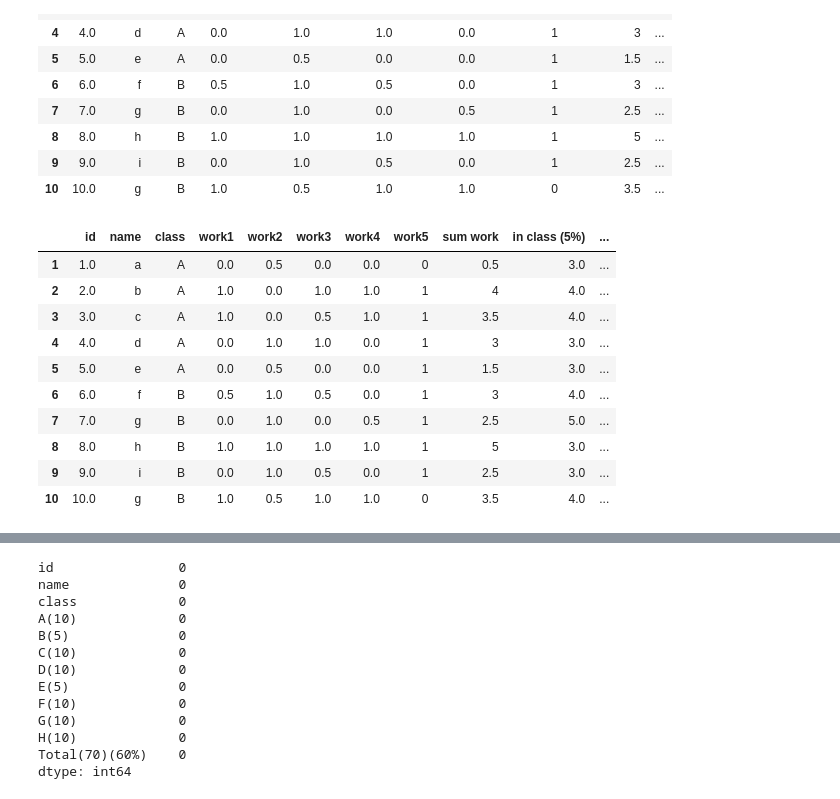
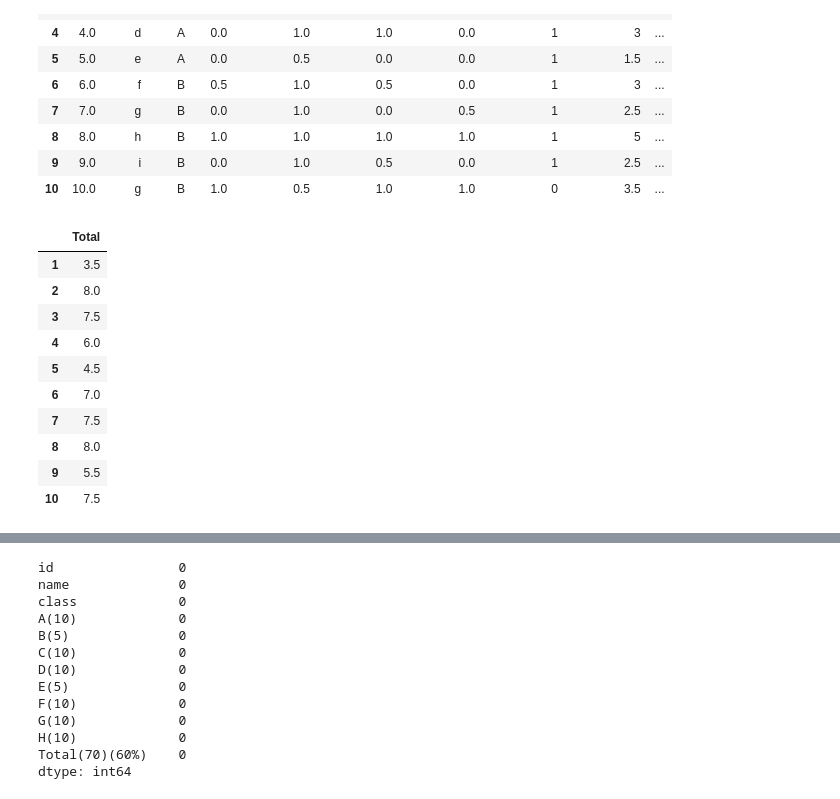
Before and after one commit to Toto17515/Data_viz, a Jupyter notebook: pre_midterm.ipynb, the cells around one changed output, grey strips where cells are left out. Cells and saved outputs as stored; diff of their text form; code cells hidden in the pictures.

```diff
--- a/pre_midterm.ipynb
+++ b/pre_midterm.ipynb
@@ -78,16 +78,17 @@ a = data_class_Ne['sum work'].astype(float)
 b = data_class_Ne['in class (5%)'].astype(float)
 # %%
 data_class_Ne['Total'] = a+b
-data_class_Ne
+df = pd.DataFrame(data_class_Ne['Total'])
+df
 # %% [output]
-|  | id | name | class | work1 | work2 | work3 | work4 | work5 | sum work | in class (5%) | ... |
-| 1 | 1.0 | a | A | 0.0 | 0.5 | 0.0 | 0.0 | 0 | 0.5 | 3.0 | ... |
-| 2 | 2.0 | b | A | 1.0 | 0.0 | 1.0 | 1.0 | 1 | 4 | 4.0 | ... |
-| 3 | 3.0 | c | A | 1.0 | 0.0 | 0.5 | 1.0 | 1 | 3.5 | 4.0 | ... |
-| 4 | 4.0 | d | A | 0.0 | 1.0 | 1.0 | 0.0 | 1 | 3 | 3.0 | ... |
-| 5 | 5.0 | e | A | 0.0 | 0.5 | 0.0 | 0.0 | 1 | 1.5 | 3.0 | ... |
-| 6 | 6.0 | f | B | 0.5 | 1.0 | 0.5 | 0.0 | 1 | 3 | 4.0 | ... |
-| 7 | 7.0 | g | B | 0.0 | 1.0 | 0.0 | 0.5 | 1 | 2.5 | 5.0 | ... |
-| 8 | 8.0 | h | B | 1.0 | 1.0 | 1.0 | 1.0 | 1 | 5 | 3.0 | ... |
-| 9 | 9.0 | i | B | 0.0 | 1.0 | 0.5 | 0.0 | 1 | 2.5 | 3.0 | ... |
-| 10 | 10.0 | g | B | 1.0 | 0.5 | 1.0 | 1.0 | 0 | 3.5 | 4.0 | ... |
+|  | Total |
+| 1 | 3.5 |
+| 2 | 8.0 |
+| 3 | 7.5 |
+| 4 | 6.0 |
+| 5 | 4.5 |
+| 6 | 7.0 |
+| 7 | 7.5 |
+| 8 | 8.0 |
+| 9 | 5.5 |
+| 10 | 7.5 |
```
Also changed, not shown: parts of 1 cell of this notebook.
